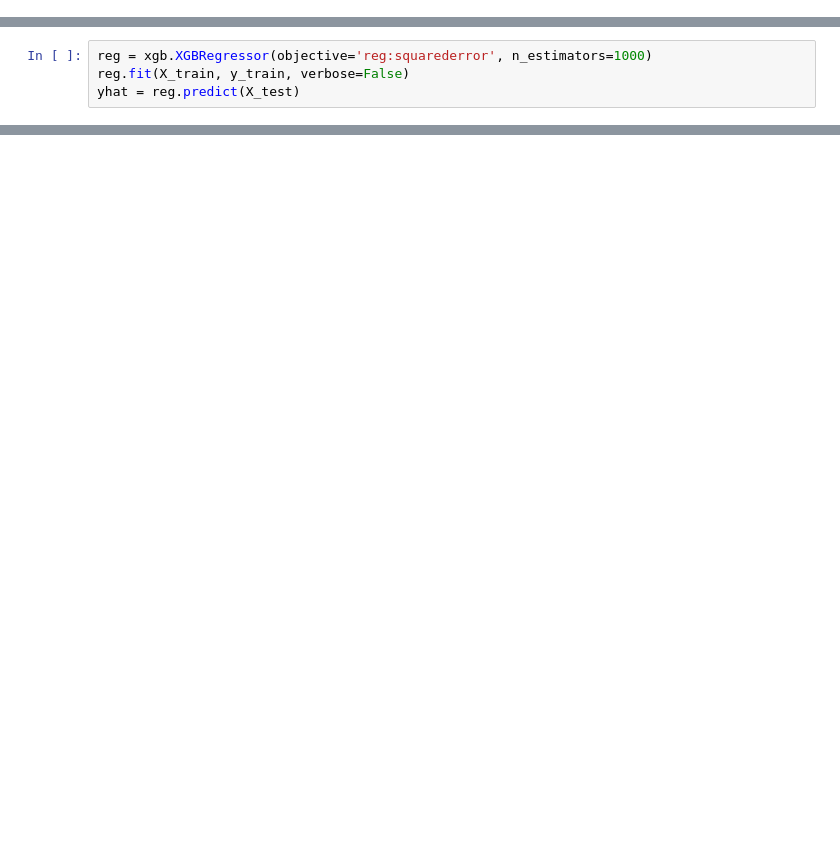
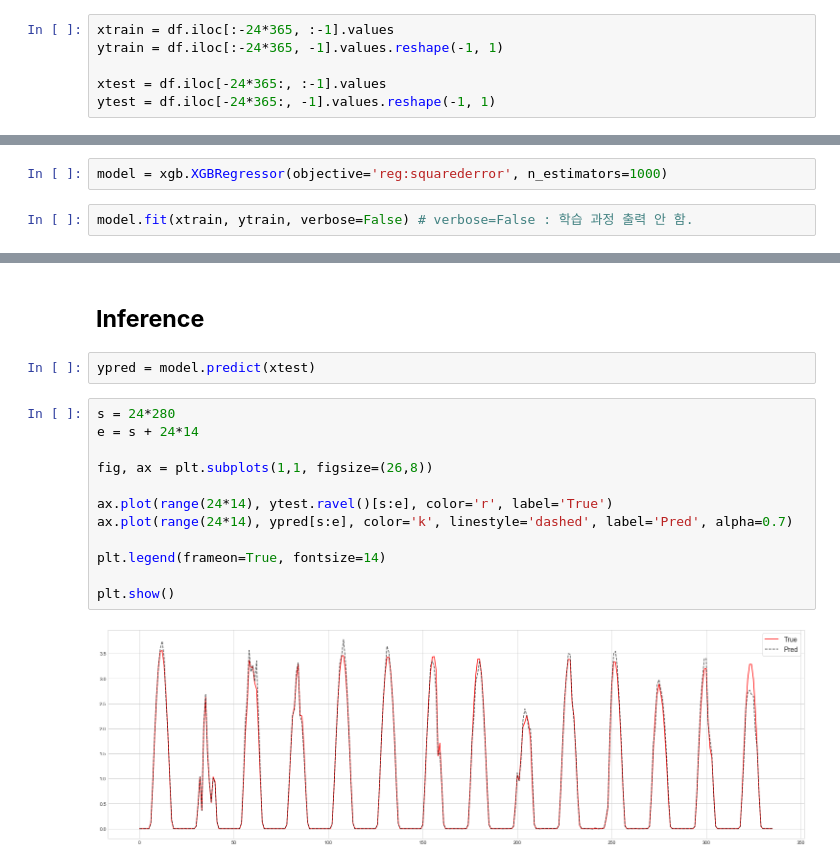
Before and after one commit to powerflow77/DeepLearning, a Jupyter notebook: Pytorch/XGBoost(PV).ipynb, the cells around one changed output, grey strips where cells are left out. Saved outputs shown, nothing was run; the diff lists cells and outputs as text; blank space fills up the shorter version.

```diff
--- a/Pytorch/XGBoost(PV).ipynb
+++ b/Pytorch/XGBoost(PV).ipynb
@@ -53,0 +31,6 @@ X_train.shape, X_test.shape
+# %%
+xtrain = df.iloc[:-24*365, :-1].values
+ytrain = df.iloc[:-24*365, -1].values.reshape(-1, 1)
+
+xtest = df.iloc[-24*365:, :-1].values
+ytest = df.iloc[-24*365:, -1].values.reshape(-1, 1)
@@ -54,4 +39,4 @@ X_train.shape, X_test.shape
 # %%
-reg = xgb.XGBRegressor(objective='reg:squarederror', n_estimators=1000)
-reg.fit(X_train, y_train, verbose=False)
-yhat = reg.predict(X_test)
+model = xgb.XGBRegressor(objective='reg:squarederror', n_estimators=1000)
+# %%
+model.fit(xtrain, ytrain, verbose=False) # verbose=False : 학습 과정 출력 안 함.
@@ -57,0 +55,18 @@ yhat = reg.predict(X_test)
+# %% [markdown]
+## __Inference__
+# %%
+ypred = model.predict(xtest)
+# %%
+s = 24*280
+e = s + 24*14
+
+fig, ax = plt.subplots(1,1, figsize=(26,8))
+
+ax.plot(range(24*14), ytest.ravel()[s:e], color='r', label='True')
+ax.plot(range(24*14), ypred[s:e], color='k', linestyle='dashed', label='Pred', alpha=0.7)
+
+plt.legend(frameon=True, fontsize=14)
+
+plt.show()
+# %% [output]
+[figure, added]
```
Also changed, not shown: parts of 13 cells of this notebook.
